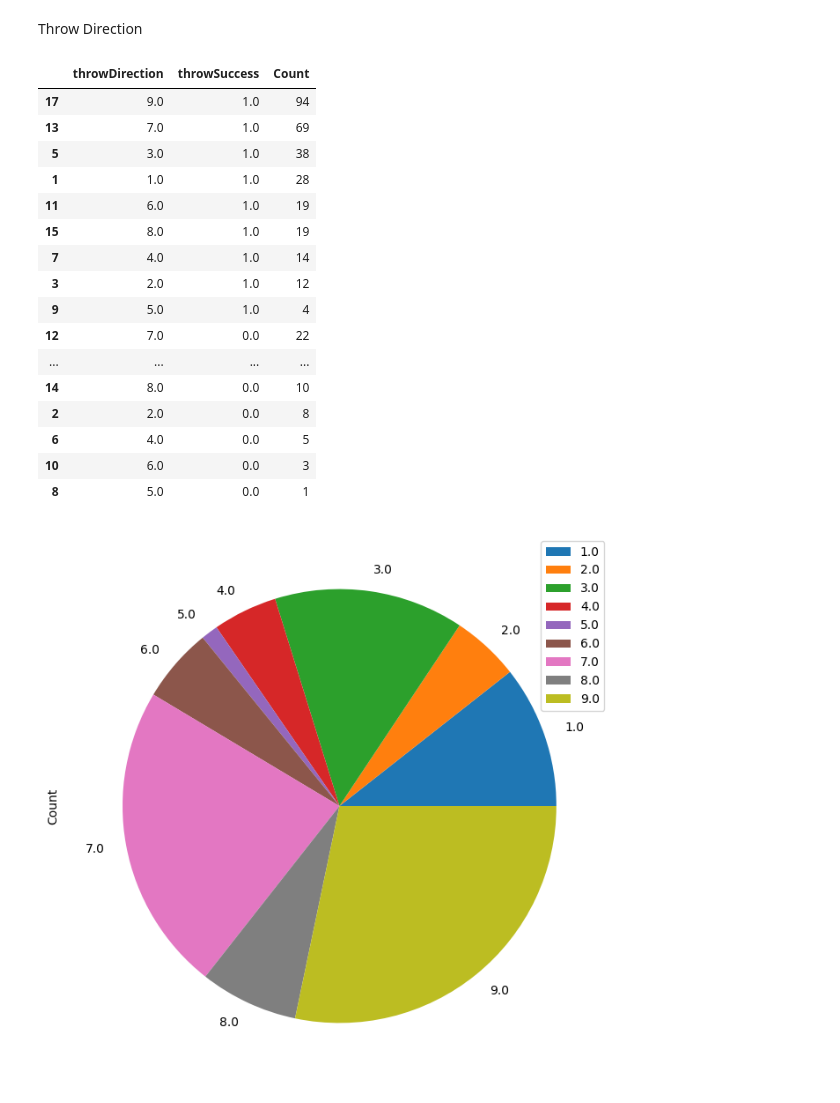
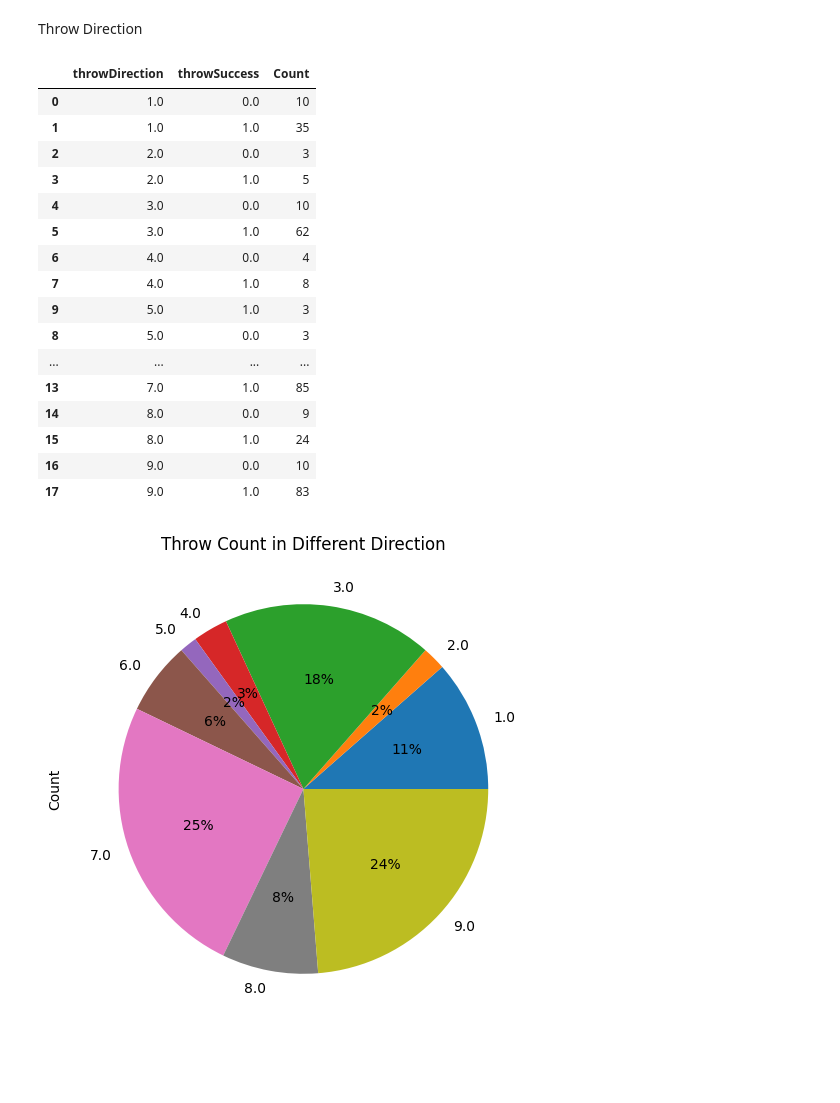
Before and after one commit to nayansavaliya/handball-data-science, a Jupyter notebook: src/Analysis1/league3.ipynb, the cells around one changed output. Drawn from its saved outputs; the diff is of its cells as text; code cells hidden in the pictures; blank space fills up the shorter version.

```diff
--- a/src/Analysis1/league3.ipynb
+++ b/src/Analysis1/league3.ipynb
@@ -8,11 +8,12 @@ import matplotlib.pyplot as plt
 # %% [markdown]
 Read Data
 # %%
-file = pd.ExcelFile("../../data/v1/Handballprojekt_3Liga_21.11.2022.xlsx")
+file = pd.ExcelFile("../../data/v7/Handball 3. Liga vom 23.01.2023.xlsx")
 
 file.sheet_names
 
 df = file.parse('3. Liga')
 
-# drop last col comments & favorite corner & empy rows at end
-df = df.iloc[:422, :-2]
+# drop last col comments
+df = df.iloc[:, :-1]
+df.columns
@@ -24,13 +36,13 @@ df.replace('unklar ', np.nan,inplace=True)
 df.replace('fehlend', np.nan,inplace=True)
 #df.dropna(inplace=True)
 df.replace('-', np.nan,inplace=True)
-df.columns = [ 'homeTeam','opponentTeam','day','name','playTime',
-              'homeGoals','opponentGoals','whistleThrowTime','goalKeeperPosition',
+df.columns =[ 'homeTeam','opponentTeam','day','name','playTime',
+              'whistleThrowTime','homeGoals','opponentGoals','goalKeeperPosition',
               'throwSuccess','LRHandy','throwDirection','pressureSituation','noOfThrowsFromPlayer',
               'throwQuadrantLastThrow','lastThrowSuccess']
 df = df.astype({'homeTeam':'string', 'opponentTeam':'string','day':'float16','name':'string','playTime':'float16',
               'homeGoals':'float16','opponentGoals':'float16','whistleThrowTime':'float16','goalKeeperPosition':'float16',
               'throwSuccess':'float16','LRHandy':'float16','throwDirection':'float16','pressureSituation':'float16','noOfThrowsFromPlayer':'float16',
               'throwQuadrantLastThrow':'float16','lastThrowSuccess':'float16' })
-df.head()
+df.describe()
 # %% [output]
@@ -254,31 +468,33 @@ df16
 # %% [markdown]
 Throw Direction
 # %%
+
+
 df17 = df.loc[:,('throwDirection','throwSuccess')]
 df17.dropna(inplace=True)
 df17['throwSuccess'].replace(to_replace=2.0, value=1.0, inplace=True)
 df18 = df17.copy()
 df18 = df18.groupby(['throwDirection'])['throwSuccess'].count().reset_index(name='Count')
-df18.set_index('throwDirection').plot.pie(y='Count', figsize=(8, 8))
+df18.set_index('throwDirection').plot.pie(y='Count', figsize=(6, 6), title='Throw Count in Different Direction',autopct='%.0f%%',legend=None)
 df17 = df17.groupby(['throwDirection','throwSuccess'])['throwSuccess'].count().reset_index(name='Count')
-df17.sort_values(['throwSuccess','Count'],ascending=False,inplace=True)
+df17.sort_values(['throwDirection'],ascending=True,inplace=True)
 df17
 # %% [output]
 |  | throwDirection | throwSuccess | Count |
-| 17 | 9.0 | 1.0 | 94 |
-| 13 | 7.0 | 1.0 | 69 |
-| 5 | 3.0 | 1.0 | 38 |
-| 1 | 1.0 | 1.0 | 28 |
-| 11 | 6.0 | 1.0 | 19 |
-| 15 | 8.0 | 1.0 | 19 |
-| 7 | 4.0 | 1.0 | 14 |
-| 3 | 2.0 | 1.0 | 12 |
-| 9 | 5.0 | 1.0 | 4 |
-| 12 | 7.0 | 0.0 | 22 |
+| 0 | 1.0 | 0.0 | 10 |
+| 1 | 1.0 | 1.0 | 35 |
+| 2 | 2.0 | 0.0 | 3 |
+| 3 | 2.0 | 1.0 | 5 |
+| 4 | 3.0 | 0.0 | 10 |
+| 5 | 3.0 | 1.0 | 62 |
+| 6 | 4.0 | 0.0 | 4 |
+| 7 | 4.0 | 1.0 | 8 |
+| 9 | 5.0 | 1.0 | 3 |
+| 8 | 5.0 | 0.0 | 3 |
 | ... | ... | ... | ... |
-| 14 | 8.0 | 0.0 | 10 |
-| 2 | 2.0 | 0.0 | 8 |
-| 6 | 4.0 | 0.0 | 5 |
-| 10 | 6.0 | 0.0 | 3 |
-| 8 | 5.0 | 0.0 | 1 |
+| 13 | 7.0 | 1.0 | 85 |
+| 14 | 8.0 | 0.0 | 9 |
+| 15 | 8.0 | 1.0 | 24 |
+| 16 | 9.0 | 0.0 | 10 |
+| 17 | 9.0 | 1.0 | 83 |
-[figure, old version]
+[figure, new version]
```
Also changed, not shown: parts of 14 cells of this notebook, 7 other files.
